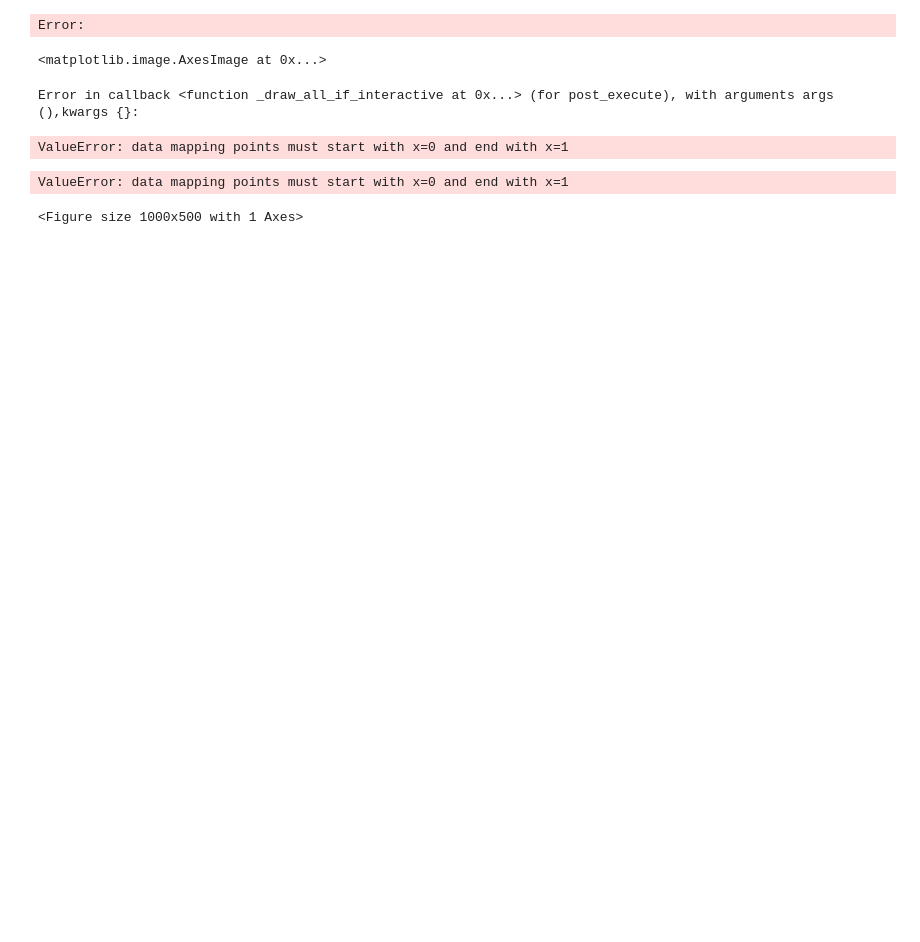
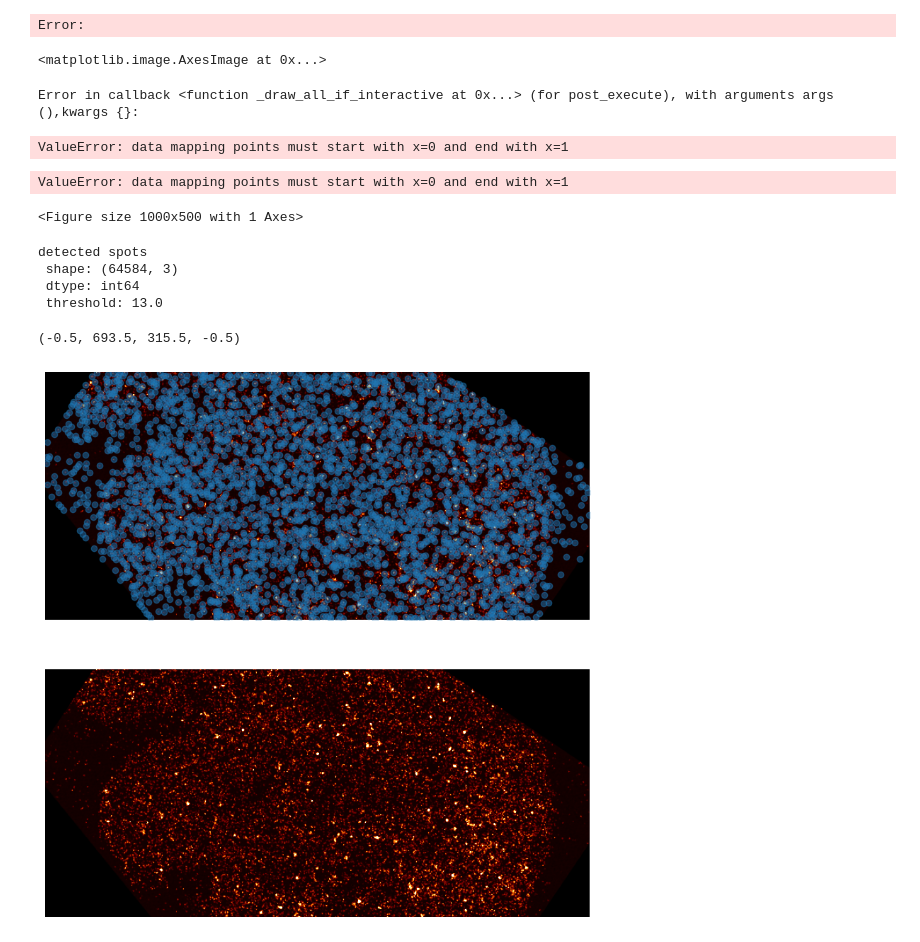
Before and after one commit to bennm37/hcr-pypline, a Jupyter notebook: scripts/segment.ipynb, the cells around one changed output. Drawn from its saved outputs; the diff is of its cells as text; code cells hidden in the pictures; blank space fills up the shorter version.

```diff
--- a/scripts/segment.ipynb
+++ b/scripts/segment.ipynb
@@ -378,0 +377,47 @@ np.save('media/masks.npy', masks)
+# %%
+import bigfish.stack as stack
+import bigfish.detection as detection
+import bigfish.plot as plot
+import matplotlib.pyplot as plt
+import numpy as np
+
+dropbox = "/Users/nicholb/Dropbox"
+folder = f"{dropbox}/Anqi/Intership/AI_segmentation/Dataset1_brk_dpp_pMad_Nuclei/Limb_Ext_Stg01"
+file = "Stg01_Emb01_Ant01.tif"
+
+rna = stack.read_image(f"{folder}/{file}").astype(np.float32)
+px_nano = 1000 / 2.8906
+pz_nano = 1000
+spots, threshold = detection.detect_spots(
+    images=rna[:,:,:,0],
+    # threshold=10000,
+    return_threshold=True,
+    voxel_size=(pz_nano, px_nano, px_nano),
+    spot_radius=(1000, 300, 300),
+)
+print("detected spots")
+print("\r shape: {0}".format(spots.shape))
+print("\r dtype: {0}".format(spots.dtype))
+print("\r threshold: {0}".format(threshold))
+
+rna_mip = np.max(rna[:,:,:,0], axis=0)
+# %% [output]
+detected spots
+ shape: (64584, 3)
+ dtype: int64
+ threshold: 13.0
+# %%
+z = 15
+spots_z = spots[spots[:, 0] == z, 1:]
+rna_z = rna[z, :, :, 0]
+fig, ax = plt.subplots(2, 1, sharex=True)
+fig.set_size_inches(10, 10)
+plt.ion()
+ax[0].imshow(rna_z, cmap="afmhot", vmax=np.mean(spots_z) + 10*np.std(spots_z))
+ax[0].scatter(spots_z[:, 1], spots_z[:, 0], alpha=0.5)
+ax[0].axis("off")
+ax[1].imshow(rna_z, cmap="afmhot", vmax=np.mean(spots_z) + 10*np.std(spots_z))
+ax[1].axis("off")
+# %% [output]
+(-0.5, 693.5, 315.5, -0.5)
+[figure, added]
```
Also changed, not shown: parts of 1 cell of this notebook, 6 other files.
